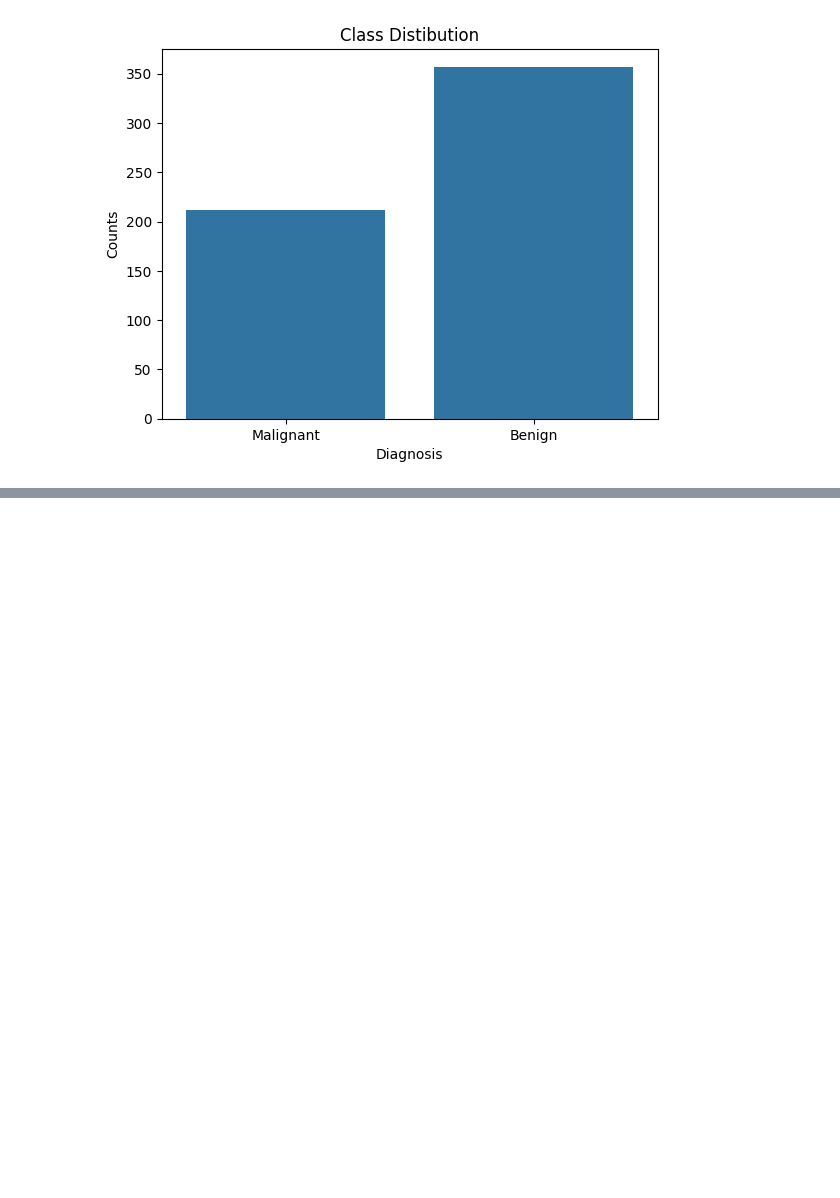
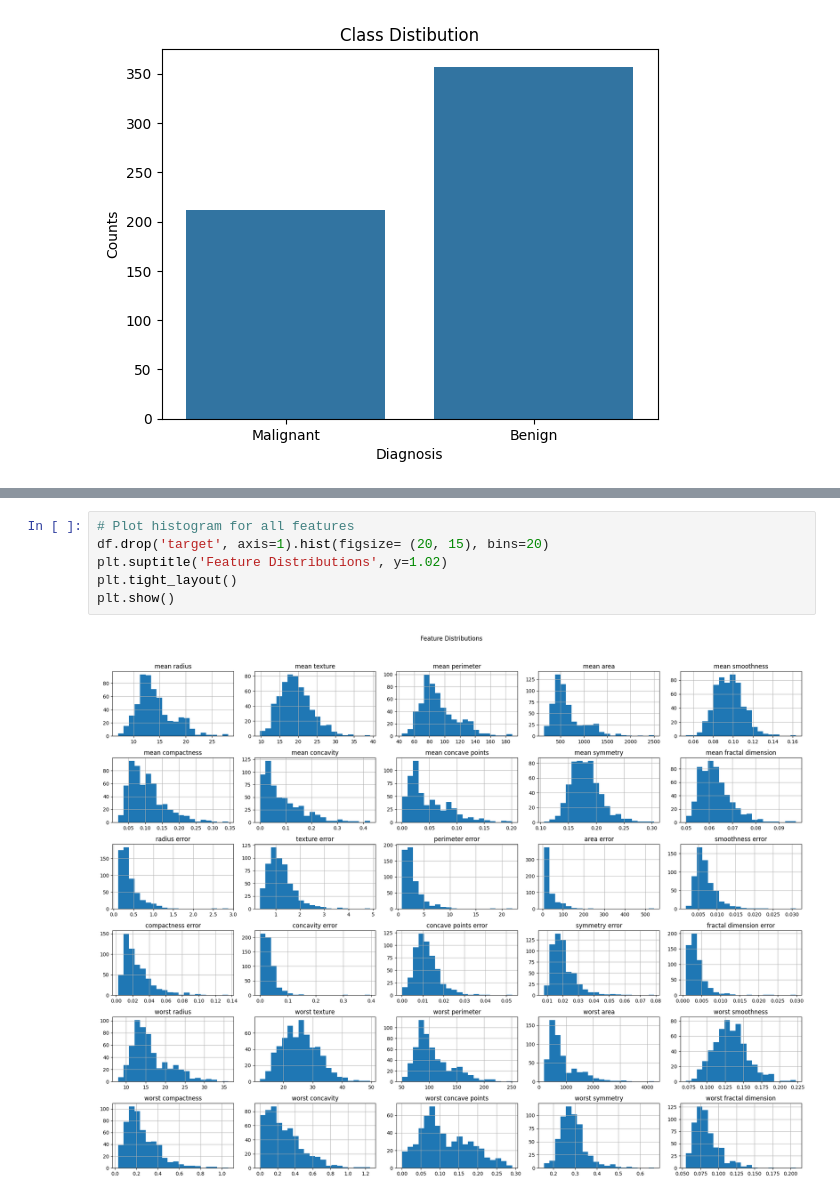
Before and after one commit to mattiasrasander-creator/ML-Cancer-Diagnostic, a Jupyter notebook: notebooks/01_EDA.ipynb, the cells around one changed output, grey strips where cells are left out. Cells and saved outputs as stored; diff of their text form; blank space fills up the shorter version.

```diff
--- a/notebooks/01_EDA.ipynb
+++ b/notebooks/01_EDA.ipynb
@@ -55,0 +85,8 @@ plt.show()
+# %%
+# Plot histogram for all features
+df.drop('target', axis=1).hist(figsize= (20, 15), bins=20)
+plt.suptitle('Feature Distributions', y=1.02)
+plt.tight_layout()
+plt.show()
+# %% [output]
+[figure, added]
```
Also changed, not shown: parts of 9 cells of this notebook.
